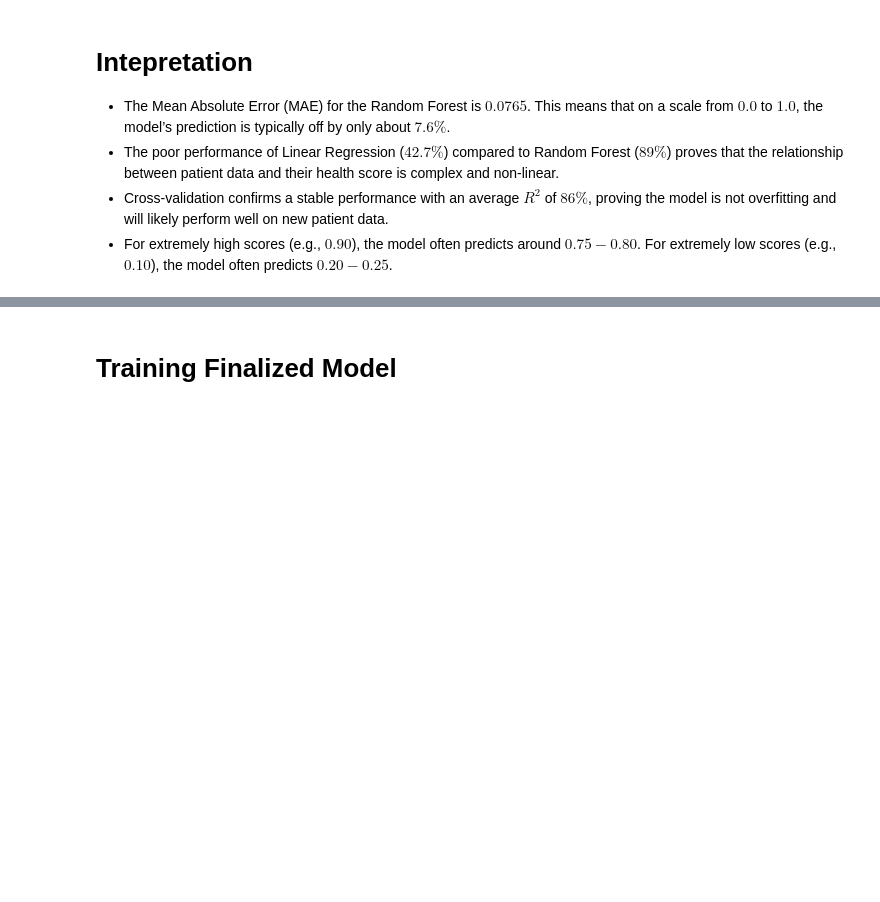
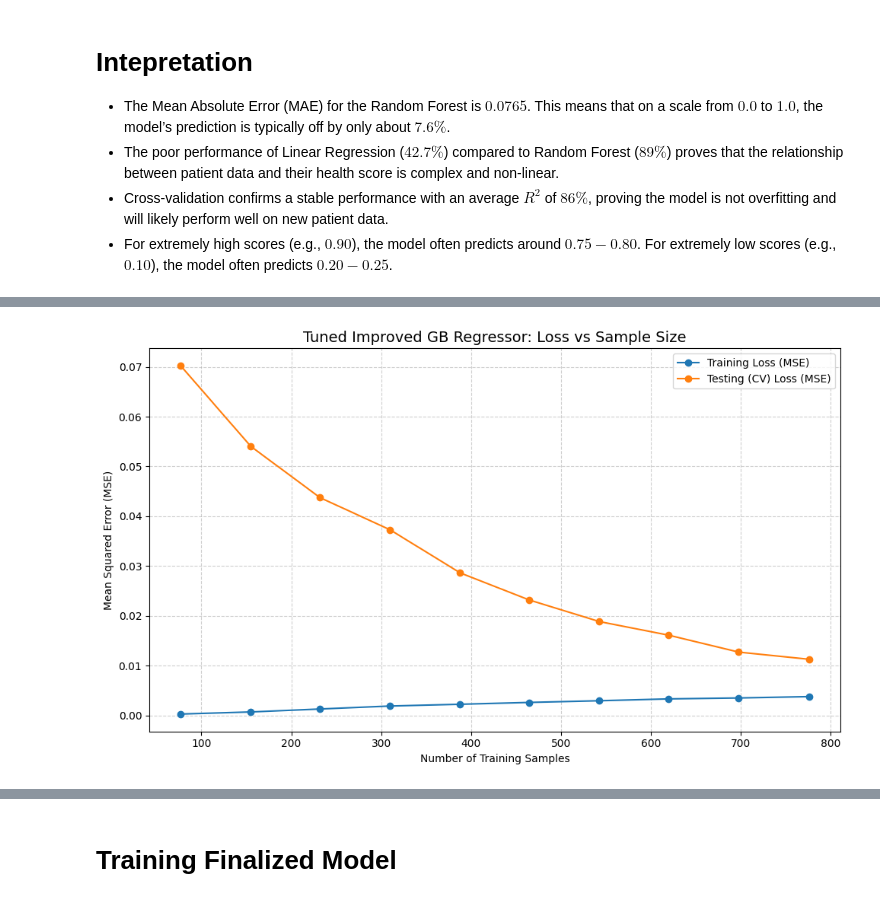
Before and after one commit to NSJayaweera/NCD-Risk_Prediction, a Jupyter notebook: OptimalMLIdentification.ipynb, the cells around one changed output, grey strips where cells are left out. Saved outputs shown, nothing was run; the diff lists cells and outputs as text; code cells hidden in the pictures; blank space fills up the shorter version.

```diff
--- a/OptimalMLIdentification.ipynb
+++ b/OptimalMLIdentification.ipynb
@@ -684,0 +771,81 @@ Test Case Examples:
+# %%
+import pandas as pd
+import numpy as np
+import matplotlib.pyplot as plt
+from sklearn.ensemble import GradientBoostingRegressor
+from sklearn.model_selection import train_test_split, GridSearchCV, learning_curve
+from sklearn.metrics import r2_score, mean_squared_error
+
+# 1. Load and Transform
+df = pd.read_csv('/content/heart.csv').drop_duplicates()
+X = df.drop('target', axis=1).copy()
+y = df['target']
+
+# 2. Add Engineered Features
+X['log_chol'] = np.log1p(X['chol'])
+X['log_oldpeak'] = np.log1p(X['oldpeak'])
+X['hr_reserve'] = (220 - X['age']) - X['thalach']
+
+# 3. One-Hot Encode Categorical Features
+categorical_cols = ['cp', 'restecg', 'slope', 'ca', 'thal']
+X_final = pd.get_dummies(X, columns=categorical_cols, drop_first=True)
+
+# 4. Split
+X_train, X_test, y_train, y_test = train_test_split(X_final, y, test_size=0.2, random_state=42)
+
+# 5. Hyperparameter Tuning using GridSearchCV
+param_grid = {
+    'n_estimators': [100, 300, 500],
+    'learning_rate': [0.01, 0.05, 0.1],
+    'max_depth': [3, 4, 5],
+    'subsample': [0.8, 1.0]
+}
+
+gbr = GradientBoostingRegressor(random_state=42)
+grid_search = GridSearchCV(estimator=gbr, param_grid=param_grid, cv=5, n_jobs=-1, scoring='r2')
+grid_search.fit(X_train, y_train)
+
+best_gbr = grid_search.best_estimator_
+best_params = grid_search.best_params_
+
+# Predictions and R2
+y_pred = best_gbr.predict(X_test)
+r2 = r2_score(y_test, y_pred)
+mse = mean_squared_error(y_test, y_pred)
+
+print(f"Best Parameters: {best_params}")
+print(f"Tuned GB Regressor R2 Score: {r2:.4f}")
+print(f"Tuned GB Regressor MSE: {mse:.4f}")
+
+# 6. Generate Learning Curve
+train_sizes, train_scores, test_scores = learning_curve(
+    best_gbr, X_final, y, cv=5, n_jobs=-1,
+    train_sizes=np.linspace(0.1, 1.0, 10),
+    scoring='neg_mean_squared_error'
+)
+
+train_loss_mean = -np.mean(train_scores, axis=1)
+test_loss_mean = -np.mean(test_scores, axis=1)
+
+# Plot: Learning Curve
+plt.figure(figsize=(10, 6))
+plt.plot(train_sizes, train_loss_mean, 'o-', color="#1f77b4", label="Training Loss (MSE)")
+plt.plot(train_sizes, test_loss_mean, 'o-', color="#ff7f0e", label="Testing (CV) Loss (MSE)")
+plt.title("Tuned Improved GB Regressor: Loss vs Sample Size", fontsize=14)
+plt.xlabel("Number of Training Samples")
+plt.ylabel("Mean Squared Error (MSE)")
+plt.legend(loc="best")
+plt.grid(True, linestyle='--', alpha=0.6)
+plt.tight_layout()
+plt.show()
+
+# Plot: Actual vs Predicted
+plt.figure(figsize=(10, 6))
+plt.scatter(y_test, y_pred, alpha=0.6, color='indigo')
+plt.plot([y.min(), y.max()], [y.min(), y.max()], 'r--', lw=2)
+plt.xlabel('Actual Health Score')
+plt.ylabel('Predicted Health Score')
+plt.title(f'Actual vs Predicted (Tuned Improved GBR)\n$R^2 = {r2:.4f}$')
+plt.tight_layout()
+plt.show()
+# %% [output]
@@ -684,0 +855 @@ Test Case Examples:
+[figure, added]
```
Also changed, not shown: parts of 12 cells of this notebook.
